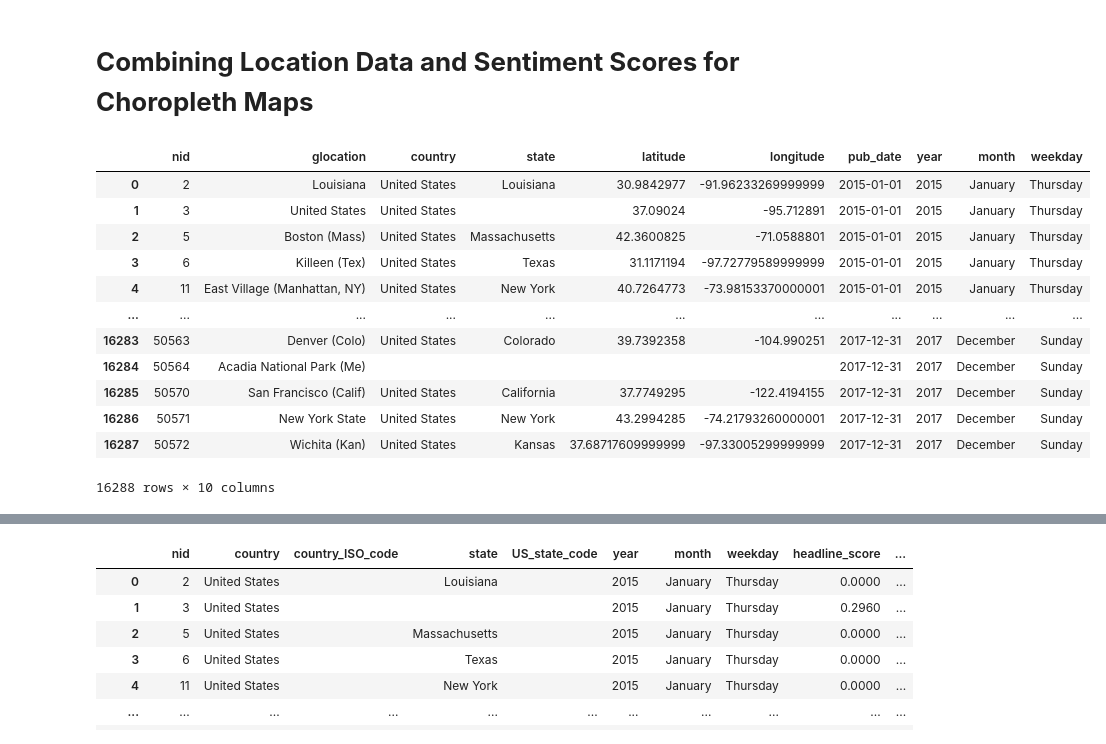
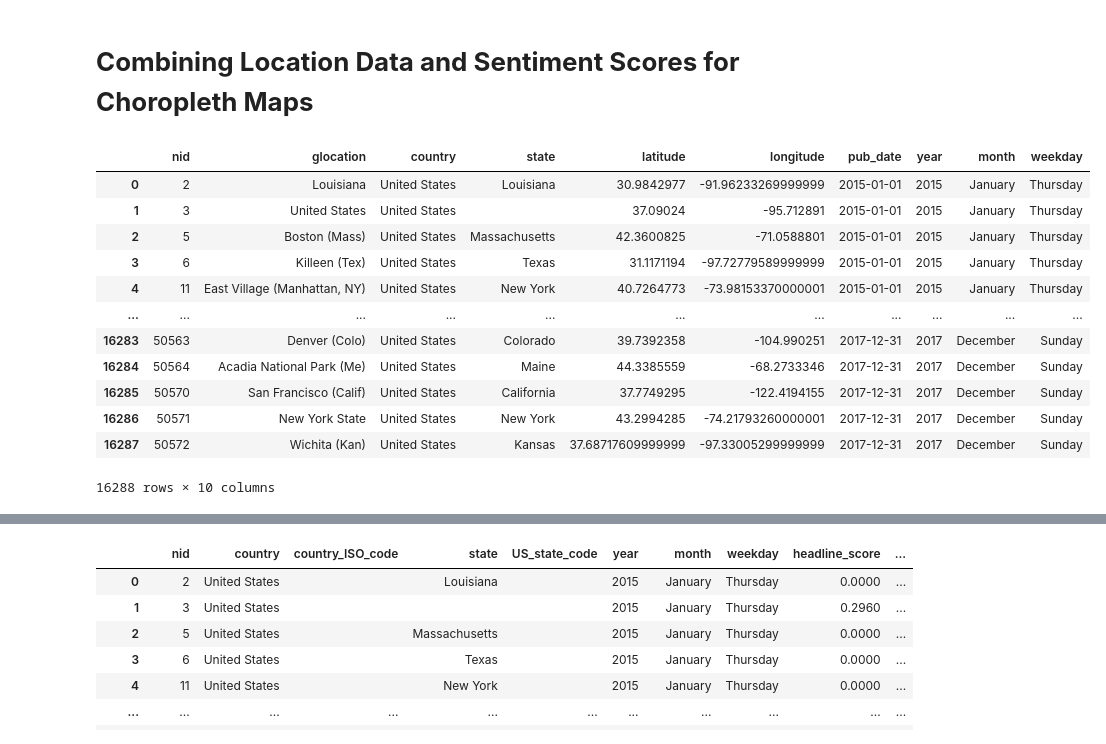
Before and after one commit to iCode13/News-Sentiment-Analysis-App, a Jupyter notebook: news_app/geo_choropleth3_sentiment.ipynb, the cells around one changed output, grey strips where cells are left out. Drawn from its saved outputs; the diff is of its cells as text; code cells hidden in the pictures.

```diff
--- a/news_app/geo_choropleth3_sentiment.ipynb
+++ b/news_app/geo_choropleth3_sentiment.ipynb
@@ -3,24 +3,19 @@
 # %%
 # Setup dependencies
 import pandas as pd
 import numpy as np
 import pycountry
 import us
-
-# Import cleaned final dataset with locations
-path = "static/data/choropleth_locations3_final.csv"
-df = pd.read_csv(path)
-df
 # %% [output]
 |  | nid | glocation | country | state | latitude | longitude | pub_date | year | month | weekday |
 | 0 | 2 | Louisiana | United States | Louisiana | 30.9842977 | -91.96233269999999 | 2015-01-01 | 2015 | January | Thursday |
 | 1 | 3 | United States | United States |  | 37.09024 | -95.712891 | 2015-01-01 | 2015 | January | Thursday |
 | 2 | 5 | Boston (Mass) | United States | Massachusetts | 42.3600825 | -71.0588801 | 2015-01-01 | 2015 | January | Thursday |
 | 3 | 6 | Killeen (Tex) | United States | Texas | 31.1171194 | -97.72779589999999 | 2015-01-01 | 2015 | January | Thursday |
 | 4 | 11 | East Village (Manhattan, NY) | United States | New York | 40.7264773 | -73.98153370000001 | 2015-01-01 | 2015 | January | Thursday |
 | ... | ... | ... | ... | ... | ... | ... | ... | ... | ... | ... |
 | 16283 | 50563 | Denver (Colo) | United States | Colorado | 39.7392358 | -104.990251 | 2017-12-31 | 2017 | December | Sunday |
-| 16284 | 50564 | Acadia National Park (Me) |  |  |  |  | 2017-12-31 | 2017 | December | Sunday |
+| 16284 | 50564 | Acadia National Park (Me) | United States | Maine | 44.3385559 | -68.2733346 | 2017-12-31 | 2017 | December | Sunday |
 | 16285 | 50570 | San Francisco (Calif) | United States | California | 37.7749295 | -122.4194155 | 2017-12-31 | 2017 | December | Sunday |
 | 16286 | 50571 | New York State | United States | New York | 43.2994285 | -74.21793260000001 | 2017-12-31 | 2017 | December | Sunday |
 | 16287 | 50572 | Wichita (Kan) | United States | Kansas | 37.68717609999999 | -97.33005299999999 | 2017-12-31 | 2017 | December | Sunday |
```
Also changed, not shown: parts of 8 cells of this notebook, 4 other files.
